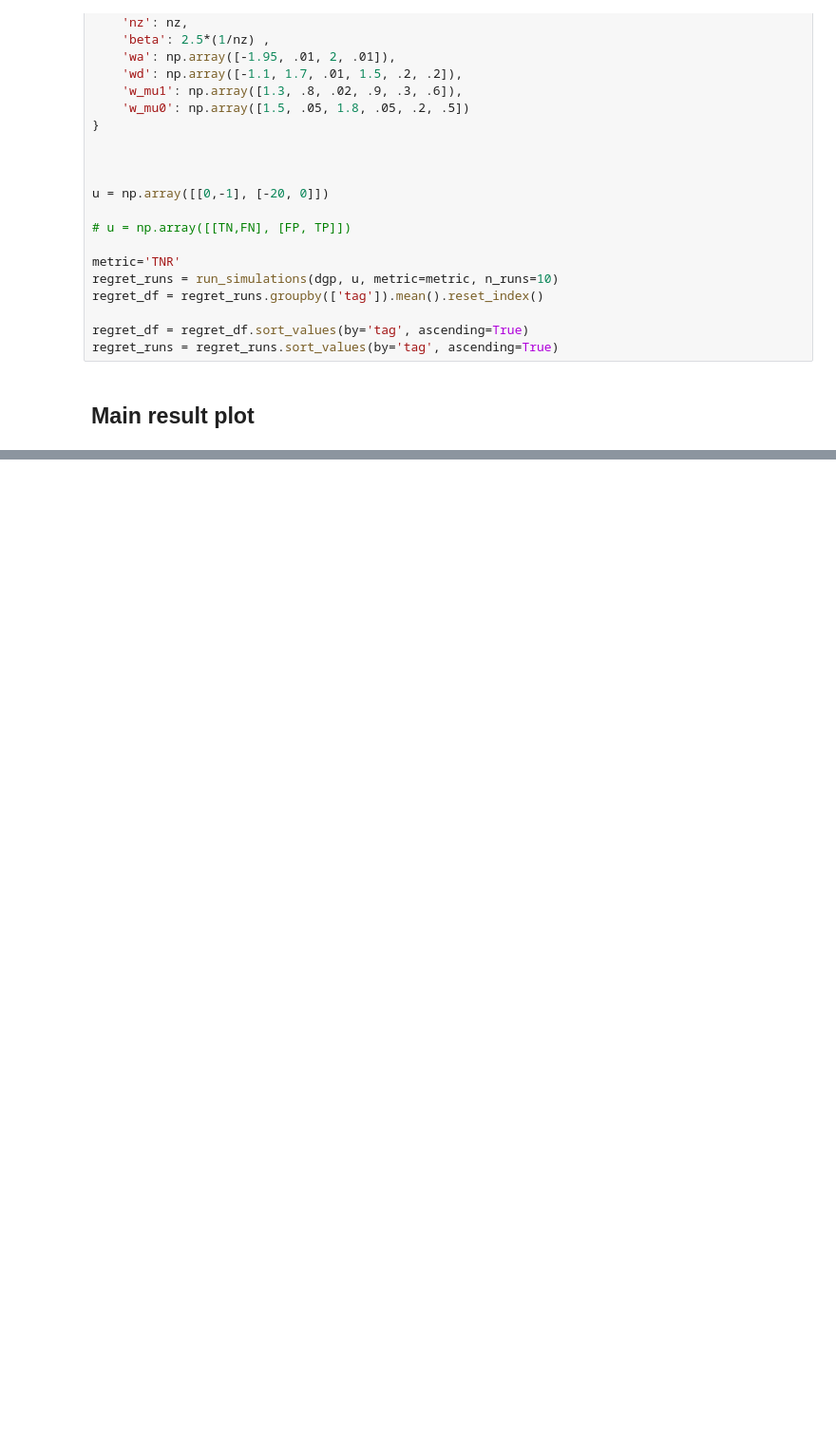
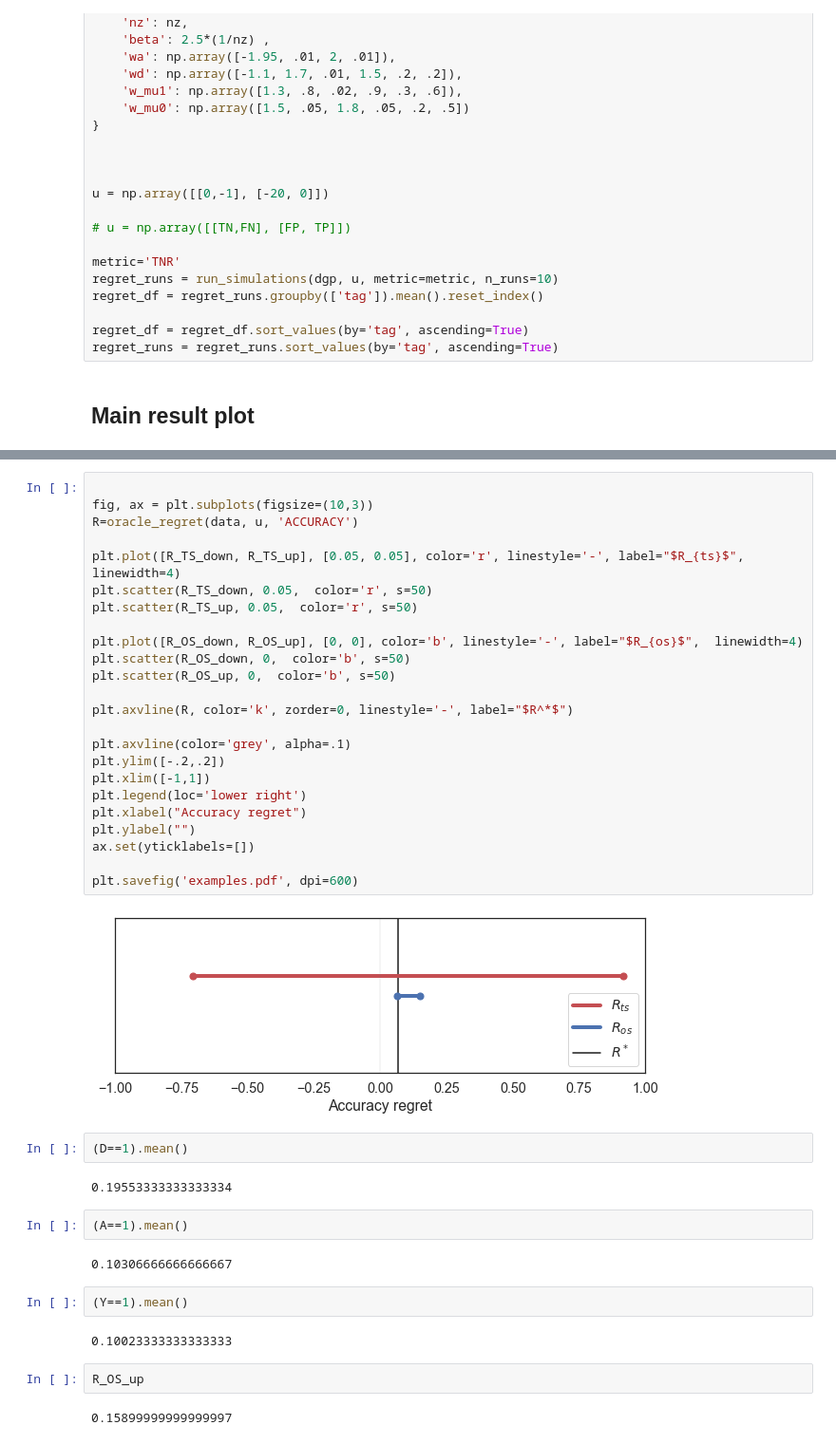
Before and after one commit to lguerdan/policy_comparison_under_confounding, a Jupyter notebook: synthetic_exps.ipynb, the cells around one changed output, grey strips where cells are left out. Shown at 95% size. Saved outputs shown, nothing was run; the diff lists cells and outputs as text; blank space fills up the shorter version.

```diff
--- a/synthetic_exps.ipynb
+++ b/synthetic_exps.ipynb
@@ -442,0 +616,42 @@ Text(0, 0.5, 'PV Regret')
+# %%
+
+fig, ax = plt.subplots(figsize=(10,3))
+R=oracle_regret(data, u, 'ACCURACY')
+
+plt.plot([R_TS_down, R_TS_up], [0.05, 0.05], color='r', linestyle='-', label="$R_{ts}$",  linewidth=4)
+plt.scatter(R_TS_down, 0.05,  color='r', s=50)
+plt.scatter(R_TS_up, 0.05,  color='r', s=50)
+
+plt.plot([R_OS_down, R_OS_up], [0, 0], color='b', linestyle='-', label="$R_{os}$",  linewidth=4)
+plt.scatter(R_OS_down, 0,  color='b', s=50)
+plt.scatter(R_OS_up, 0,  color='b', s=50)
+
+plt.axvline(R, color='k', zorder=0, linestyle='-', label="$R^*$")
+
+plt.axvline(color='grey', alpha=.1)
+plt.ylim([-.2,.2])
+plt.xlim([-1,1])
+plt.legend(loc='lower right')
+plt.xlabel("Accuracy regret")
+plt.ylabel("")
+ax.set(yticklabels=[])
+
+plt.savefig('examples.pdf', dpi=600)
+# %% [output]
+[figure, added]
+# %%
+(D==1).mean()
+# %% [output]
+0.19553333333333334
+# %%
+(A==1).mean()
+# %% [output]
+0.10306666666666667
+# %%
+(Y==1).mean()
+# %% [output]
+0.10023333333333333
+# %%
+R_OS_up
+# %% [output]
+0.15899999999999997
```
Also changed, not shown: parts of 12 cells of this notebook, 2 other files.
